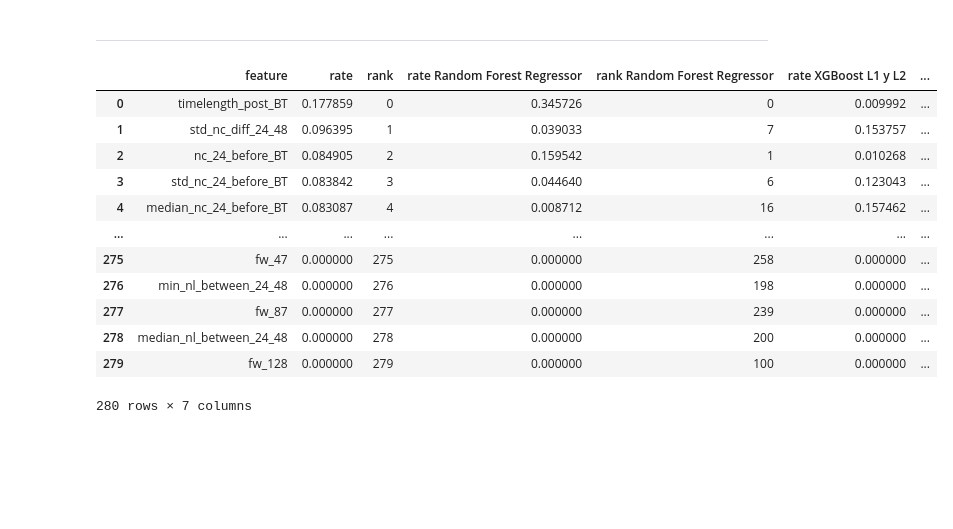
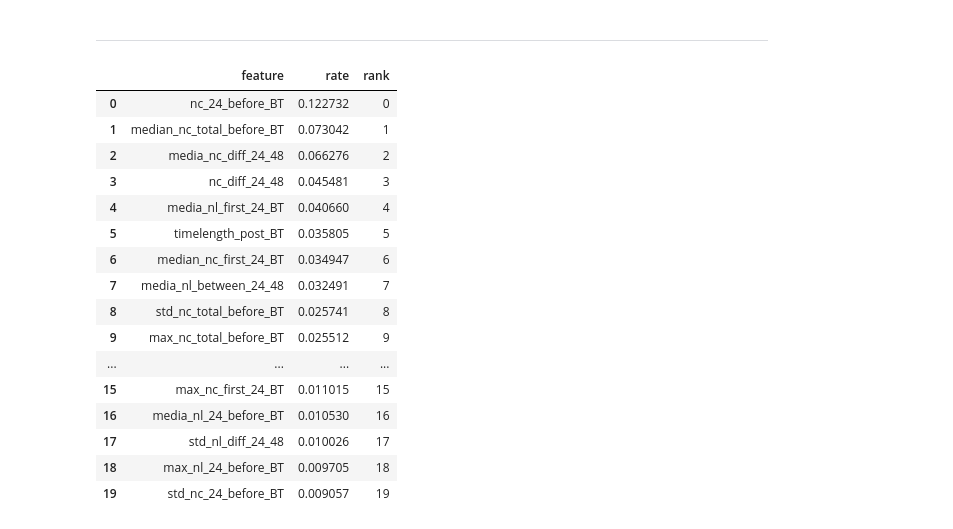
Before and after one commit to jtentor/DHDSFW, a Jupyter notebook: Features_01.ipynb, the cells around one changed output. Saved outputs shown, nothing was run; the diff lists cells and outputs as text; code cells hidden in the pictures; blank space fills up the shorter version.

```diff
--- a/Features_01.ipynb
+++ b/Features_01.ipynb
@@ -236,12 +124,2 @@ rm_models.append(
 # %% [markdown]
 ---
-# %%
-
-X_train = data.drop(columns=[target])
-y_train = data[target].copy()
-
-scaler = StandardScaler().fit(X_train)
-X_train = pd.DataFrame(
-    data=scaler.transform(X_train),
-    columns=list(X_train.columns)
-)
@@ -248,12 +172,2 @@ X_train = pd.DataFrame(
 # %% [markdown]
 ---
-# %%
-# ignore code
-if True :
-    rm_columns = ['model', 'params', 'cv_score', 'RMSE']
-    rm_result = pd.DataFrame(columns=rm_columns)
-
-    rm_result = rm_evaluate(rm_result, rm_models, X_train, y_train)
-
-    pd.options.display.max_colwidth = 500
-    rm_result.sort_values(by=['RMSE'], axis='index')
@@ -267,17 +231,17 @@ Fitting 2 folds for each of 1 candidates, totalling 2 fits
 # %%
 
 
-def get_feature_importance(rm_models, data_columns) :
+def get_feature_importance(models, data_columns) :
     u'''
 
     '''
 
     result = pd.DataFrame(columns=['model'] + list(data_columns))
 
-    for rm in rm_models :
+    for m in models :
         result = result.append(
             pd.Series(
-                data=[rm.name] + list(rm.gs_estimator.feature_importances_),
+                data=[m.name] + list(m.estimator.feature_importances_),
                 index=result.columns
             ),
             ignore_index=True
@@ -293,30 +257,33 @@ def get_feature_importance(rm_models, data_columns) :
 
     return result
 # %%
-def show_feature_importance(rm_models, data_columns) :
+def show_feature_importance(models, data_columns) :
 
-    result = get_feature_importance(rm_models, data_columns)
+    result = get_feature_importance(models, data_columns)
 
-    for rm in rm_models :
-        temp = get_feature_importance([rm], data_columns)
-        result = result.merge(right=temp[['feature', 'rate', 'rank']], on='feature', how='inner', suffixes=(None, ' ' + rm.name) )
+    if len(models) > 1 :
+        for m in models :
+            temp = get_feature_importance([m], data_columns)
+            result = result.merge(right=temp[['feature', 'rate', 'rank']], on='feature', how='inner', suffixes=(None, ' ' + m.name) )
 
     return result
 
-show_feature_importance(rm_models=rm_models, data_columns=X_train.columns)
-
-#
+show_feature_importance(models=[model], data_columns=X_train.columns)[:20]
 # %% [output]
-|  | feature | rate | rank | rate Random Forest Regressor | rank Random Forest Regressor | rate XGBoost L1 y L2 | ... |
-| 0 | timelength_post_BT | 0.177859 | 0 | 0.345726 | 0 | 0.009992 | ... |
-| 1 | std_nc_diff_24_48 | 0.096395 | 1 | 0.039033 | 7 | 0.153757 | ... |
-| 2 | nc_24_before_BT | 0.084905 | 2 | 0.159542 | 1 | 0.010268 | ... |
-| 3 | std_nc_24_before_BT | 0.083842 | 3 | 0.044640 | 6 | 0.123043 | ... |
-| 4 | median_nc_24_before_BT | 0.083087 | 4 | 0.008712 | 16 | 0.157462 | ... |
-| ... | ... | ... | ... | ... | ... | ... | ... |
-| 275 | fw_47 | 0.000000 | 275 | 0.000000 | 258 | 0.000000 | ... |
-| 276 | min_nl_between_24_48 | 0.000000 | 276 | 0.000000 | 198 | 0.000000 | ... |
-| 277 | fw_87 | 0.000000 | 277 | 0.000000 | 239 | 0.000000 | ... |
-| 278 | median_nl_between_24_48 | 0.000000 | 278 | 0.000000 | 200 | 0.000000 | ... |
-| 279 | fw_128 | 0.000000 | 279 | 0.000000 | 100 | 0.000000 | ... |
+|  | feature | rate | rank |
+| 0 | nc_24_before_BT | 0.122732 | 0 |
+| 1 | median_nc_total_before_BT | 0.073042 | 1 |
+| 2 | media_nc_diff_24_48 | 0.066276 | 2 |
+| 3 | nc_diff_24_48 | 0.045481 | 3 |
+| 4 | media_nl_first_24_BT | 0.040660 | 4 |
+| 5 | timelength_post_BT | 0.035805 | 5 |
+| 6 | median_nc_first_24_BT | 0.034947 | 6 |
+| 7 | media_nl_between_24_48 | 0.032491 | 7 |
+| 8 | std_nc_total_before_BT | 0.025741 | 8 |
+| 9 | max_nc_total_before_BT | 0.025512 | 9 |
+| ... | ... | ... | ... |
+| 15 | max_nc_first_24_BT | 0.011015 | 15 |
+| 16 | media_nl_24_before_BT | 0.010530 | 16 |
+| 17 | std_nl_diff_24_48 | 0.010026 | 17 |
+| 18 | max_nl_24_before_BT | 0.009705 | 18 |
+| 19 | std_nc_24_before_BT | 0.009057 | 19 |
-280 rows × 7 columns
```
Also changed, not shown: parts of 16 cells of this notebook.
